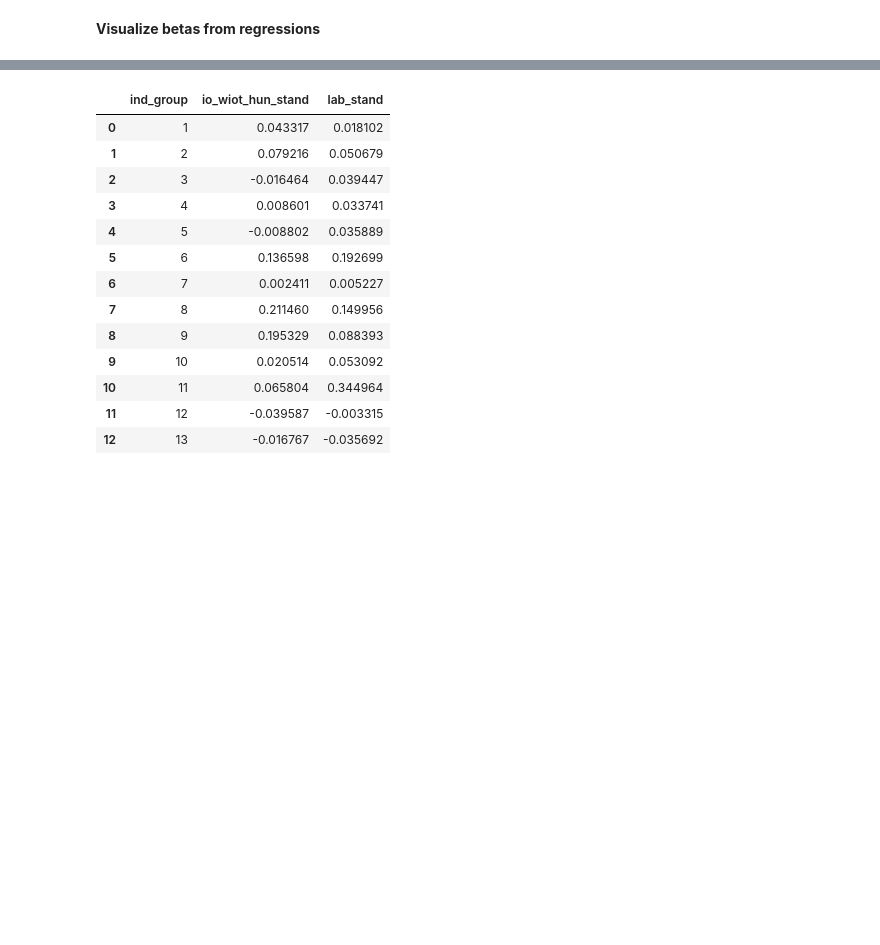
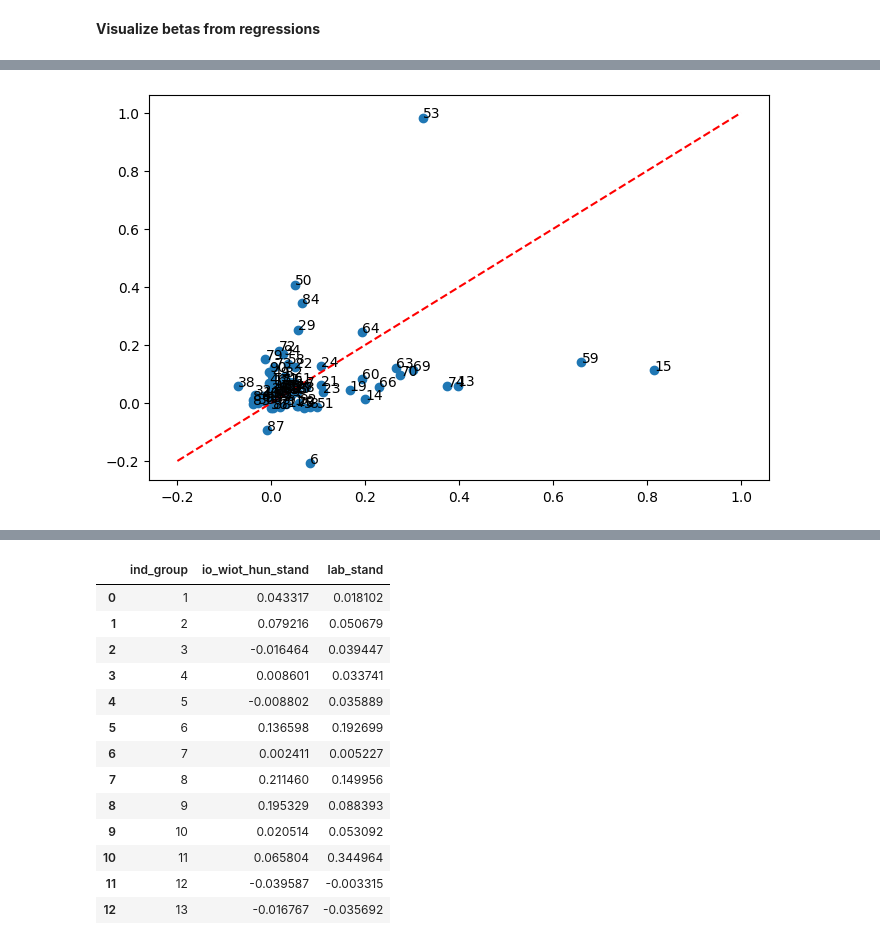
Before and after one commit to sandorjuhasz/coagglomeration, a Jupyter notebook: code/02_supplementary_figures.ipynb, the cells around one changed output, grey strips where cells are left out. Cells and saved outputs as stored; diff of their text form; code cells hidden in the pictures; blank space fills up the shorter version.

```diff
--- a/code/02_supplementary_figures.ipynb
+++ b/code/02_supplementary_figures.ipynb
@@ -962,3 +979,13 @@ betas_group = betas_df.groupby(["ind_group", "ind_group_color", "variable"]).agg
+# %%
+fig, ax = plt.subplots(1,1, figsize=(8,5))
+ax.scatter(betas_group["io_wiot_hun_stand"], betas_group["lab_stand"])
+ax.plot([-0.2, 1], [-0.2, 1], linestyle='--', color='red', label='45-degree line')
+
+
+for i, label in enumerate(betas_group["ind_group"]):
+    ax.text(betas_group['io_wiot_hun_stand'][i], betas_group['lab_stand'][i], label)
+# %% [output]
+[figure, added]
 # %%
 betas_group.head(2)
 # %% [output]
```
Also changed, not shown: parts of 6 cells of this notebook, 1 other file.
